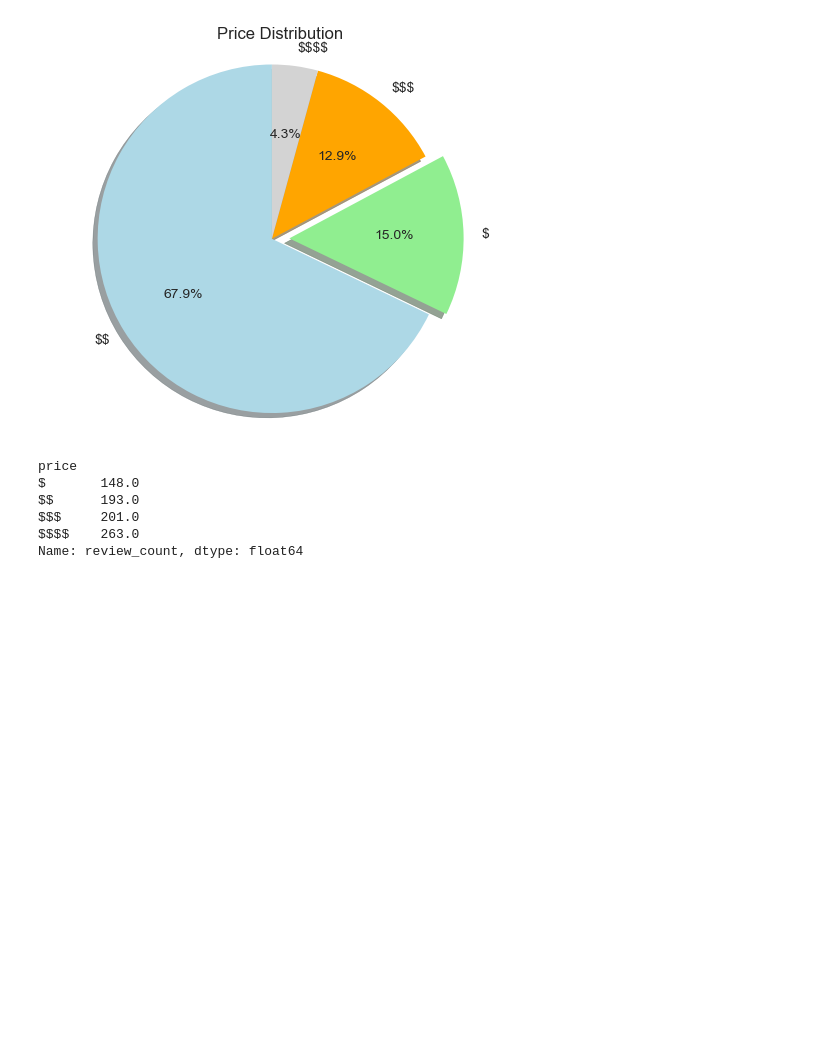
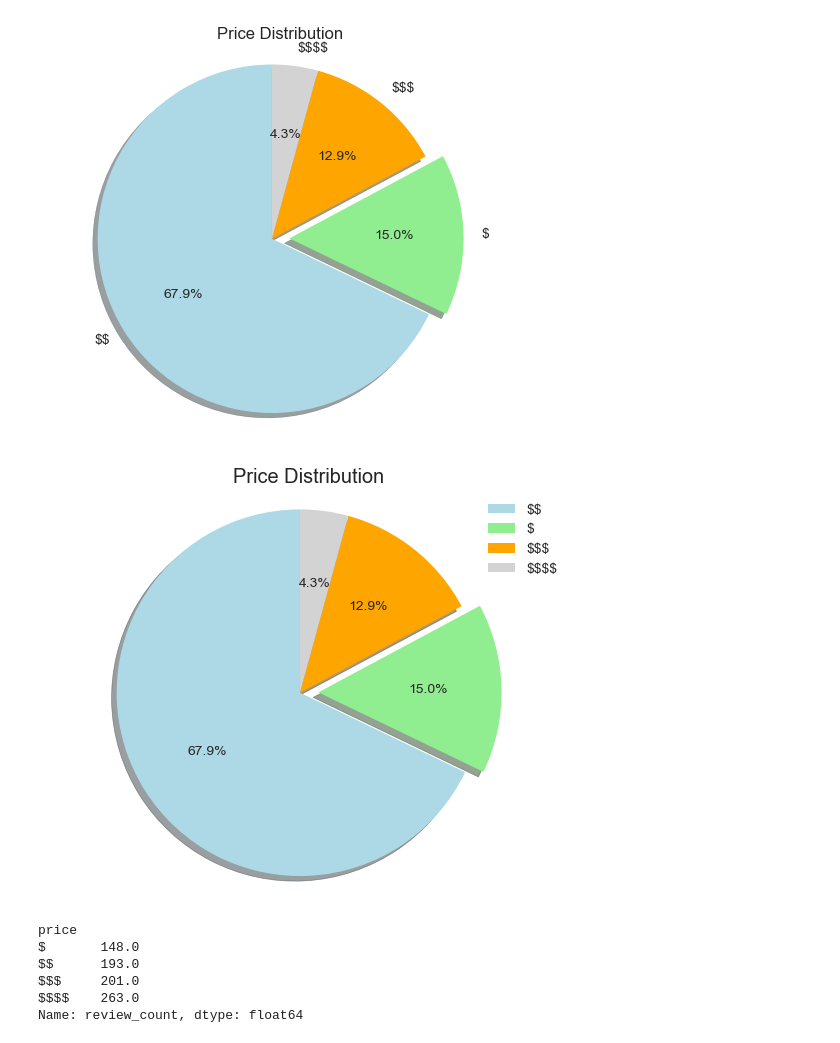
Before and after one commit to Weitongcai/Project-3, a Jupyter notebook: Project 3 - Mia/category.ipynb, the cells around one changed output. Saved outputs shown, nothing was run; the diff lists cells and outputs as text; code cells hidden in the pictures; blank space fills up the shorter version.

```diff
--- a/Project 3 - Mia/category.ipynb
+++ b/Project 3 - Mia/category.ipynb
@@ -195,6 +196,26 @@ ax.axis('equal')
 plt.show()
 # %% [output]
 [figure]
+# %%
+#pie chart showing legend
+pricing_counts.index = pricing_counts.index.str.replace('\$', '\$')
+
+sizes = pricing_counts.values
+colors = ['lightblue', 'lightgreen', 'orange', 'lightgray']
+explode = (0, 0.1, 0, 0)
+
+fig, ax = plt.subplots(figsize=(6, 5))
+ax.pie(sizes, colors=colors, autopct='%1.1f%%', shadow=True, startangle=90, explode=explode)
+
+ax.set_title('Price Distribution')
+ax.axis('equal')
+
+# Add the legend
+plt.legend(labels, loc='best')
+
+plt.show()
+# %% [output]
+[figure, added]
 # %%
 average_review_count = df.groupby('price')['review_count'].mean().round(0)
 average_review_count
```
Also changed, not shown: parts of 1 cell of this notebook.
